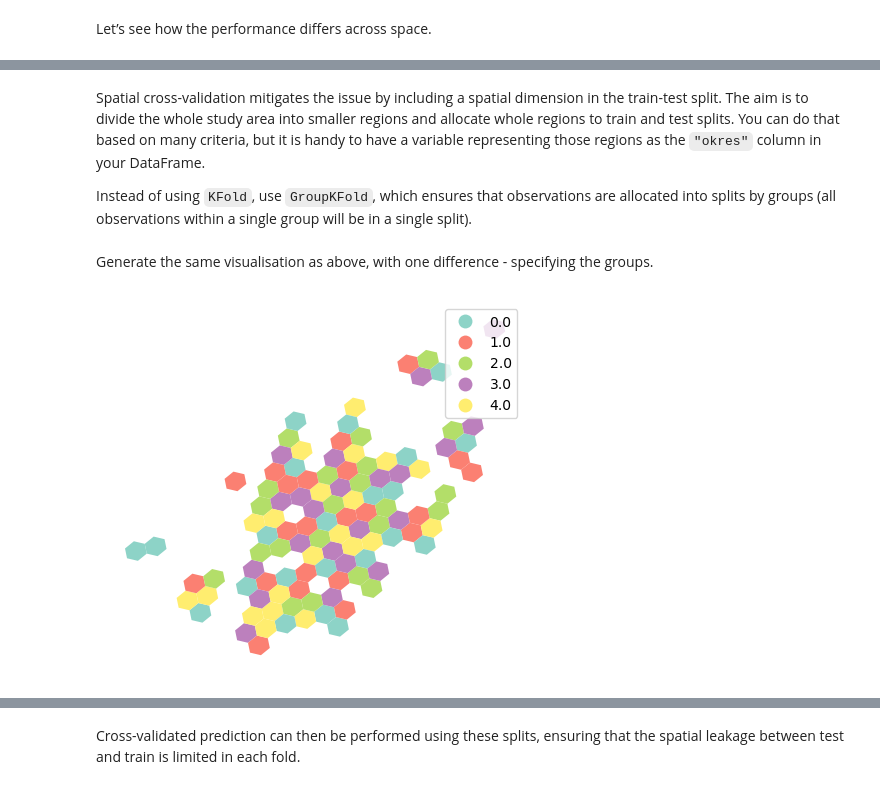
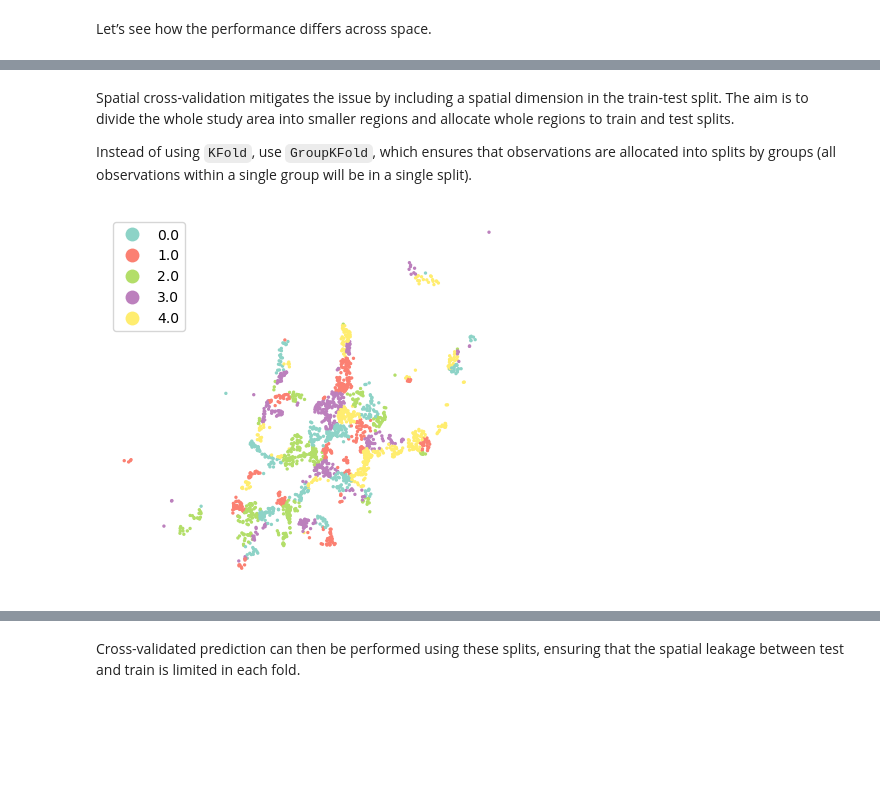
Before and after one commit to Kryndlea/sds_korea, a Jupyter notebook: hands_on (4).ipynb, the cells around one changed output, grey strips where cells are left out. Drawn from its saved outputs; the diff is of its cells as text; code cells hidden in the pictures; blank space fills up the shorter version.

```diff
--- a/hands_on (4).ipynb
+++ b/hands_on (4).ipynb
@@ -557,16 +328,16 @@ due to sampling issue.
 # %%
-knn100 = graph.Graph.build_knn(
-    prices_data.set_geometry(prices_data.centroid), 100
+distance_band = graph.Graph.build_distance_band(
+    prices, 1000
 ).assign_self_weight()
 
-prices_data["spatial_mae"] = knn100.apply(
-    prices_data[["Property Prices", "prediction"]],
+prices["spatial_mae"] = distance_band.apply(
+    prices[["Property Prices", "prediction"]],
     lambda df: metrics.mean_absolute_error(
         df["Property Prices"], df["prediction"]
     ),
 )
-prices_data["spatial_rmse"] = knn100.apply(
-    prices_data[["Property Prices", "prediction"]],
+prices["spatial_rmse"] = distance_band.apply(
+    prices[["Property Prices", "prediction"]],
     lambda df: metrics.root_mean_squared_error(
         df["Property Prices"], df["prediction"]
     ),
@@ -580,7 +348,7 @@ scale aspect is still present).
 # %%
-fig, axs = plt.subplots(2, 1)
+fig, axs = plt.subplots(1, 2)
 for i, metric in enumerate(["spatial_mae", "spatial_rmse"]):
-    prices_data.plot(metric, ax=axs[i], legend=True, cmap="cividis")
+    prices.plot(metric, ax=axs[i], legend=True, cmap="cividis", markersize=2)
     axs[i].set_title(metric, fontdict={"fontsize": 8})
     axs[i].set_axis_off()
 # %% [output]
@@ -717,12 +429,0 @@ folds randomly.
-# %%
-kf = model_selection.KFold(n_splits=5, shuffle=True)
-
-splits = kf.split(independent)
-
-split_label = np.empty(len(independent), dtype=float)
-for i, (train, test) in enumerate(splits):
-    split_label[test] = i
-
-prices.plot(
-    split_label, categorical=True, legend=True, cmap="Set3", markersize=2
-).set_axis_off()
@@ -732,9 +434,7 @@ prices.plot(
 Spatial cross-validation mitigates the issue by including a spatial
 dimension in the train-test split. The aim is to divide the whole study
 area into smaller regions and allocate whole regions to train and test
-splits. You can do that based on many criteria, but it is handy to have
-a variable representing those regions as the `"okres"` column in your
-DataFrame.
+splits.
 
 Instead of using `KFold`, use `GroupKFold`, which ensures that
 observations are allocated into splits by groups (all observations
@@ -746,17 +442,17 @@ independent_grid = prices_data[independant_variables]
-# %% [markdown]
-Generate the same visualisation as above, with one difference -
-specifying the groups.
+# %%
+independent_hex = prices[independent_variables + ["hex_id"]]
 # %%
+gkf = model_selection.GroupKFold(n_splits=5)
 splits = gkf.split(
-    independent_grid,
-    groups=independent_grid.index
+    independent,
+    groups=independent_hex["hex_id"]
 )
-split_label = np.empty(len(independent_grid), dtype=float)
+split_label = np.empty(len(independent), dtype=float)
 for i, (train, test) in enumerate(splits):
     split_label[test] = i
 
-prices_data.plot(
-    split_label, categorical=True, legend=True, cmap="Set3"
+prices.plot(
+    split_label, categorical=True, legend=True, cmap="Set3",markersize=2
 ).set_axis_off()
 # %% [output]
-[figure, old version]
+[figure, new version]
```
Also changed, not shown: parts of 117 cells of this notebook, 2 other files.
